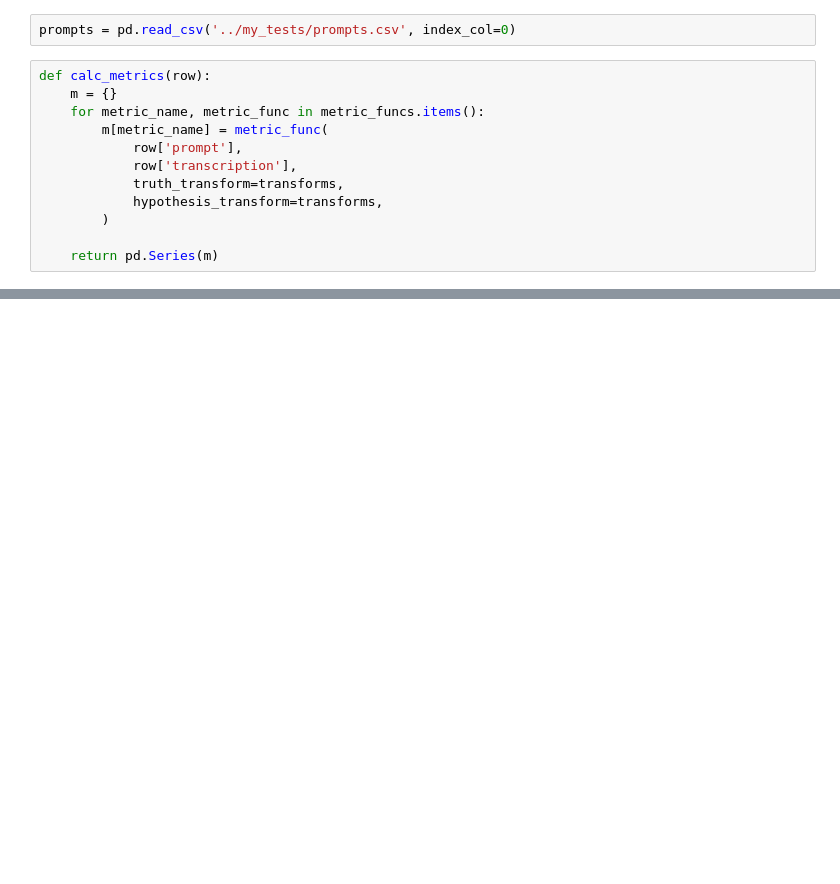
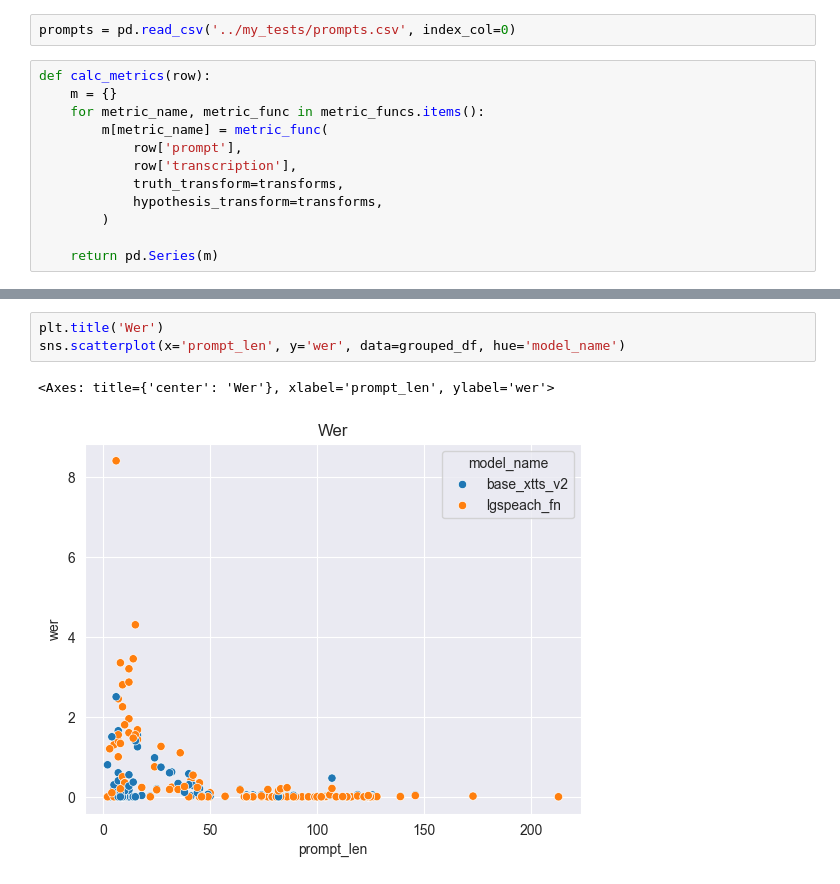
Before and after one commit to BirdWithDreams/diploma, a Jupyter notebook: my_scripts/metrics.ipynb, the cells around one changed output, grey strips where cells are left out. Drawn from its saved outputs; the diff is of its cells as text; blank space fills up the shorter version.

```diff
--- a/my_scripts/metrics.ipynb
+++ b/my_scripts/metrics.ipynb
@@ -489,0 +137,6 @@ Audio(wav, rate=24000)
+# %%
+plt.title('Wer')
+sns.scatterplot(x='prompt_len', y='wer', data=grouped_df, hue='model_name')
+# %% [output]
+<Axes: title={'center': 'Wer'}, xlabel='prompt_len', ylabel='wer'>
+[figure, added]
```
Also changed, not shown: parts of 62 cells of this notebook.
